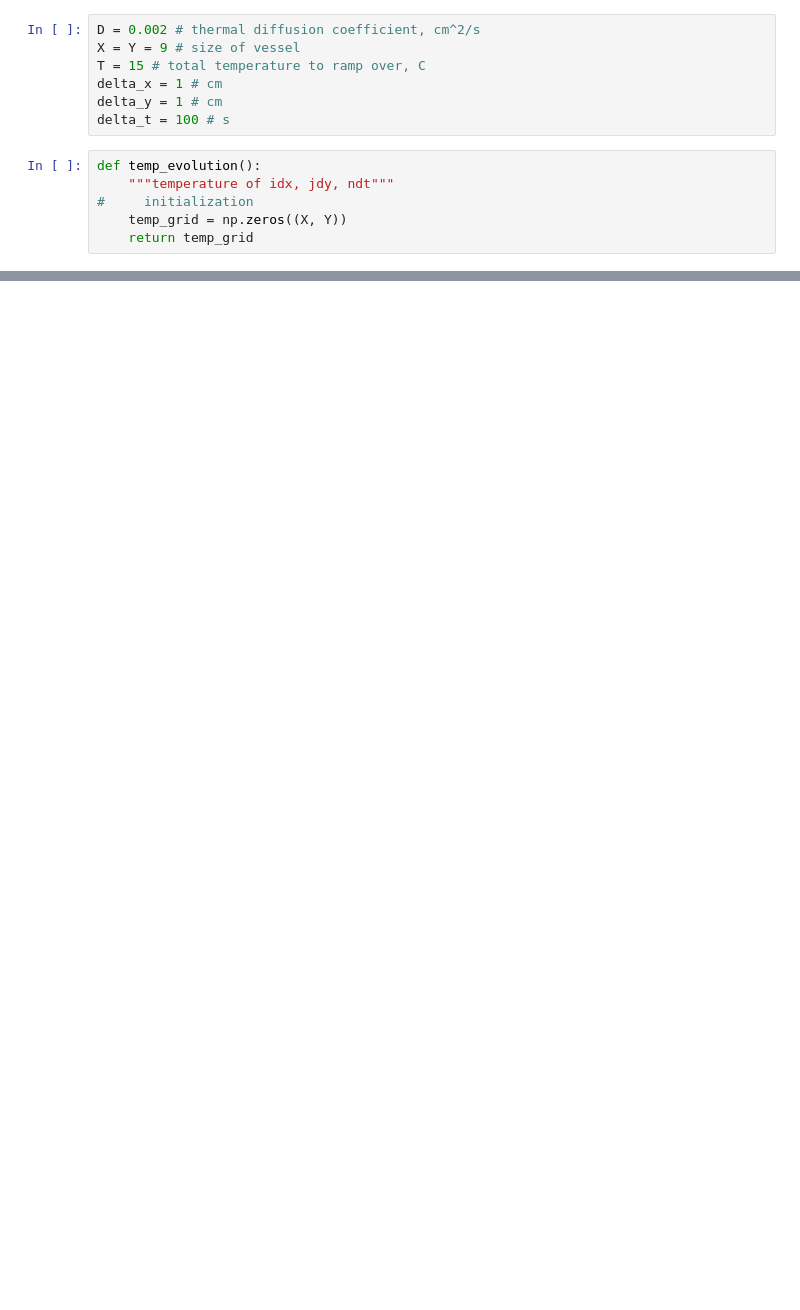
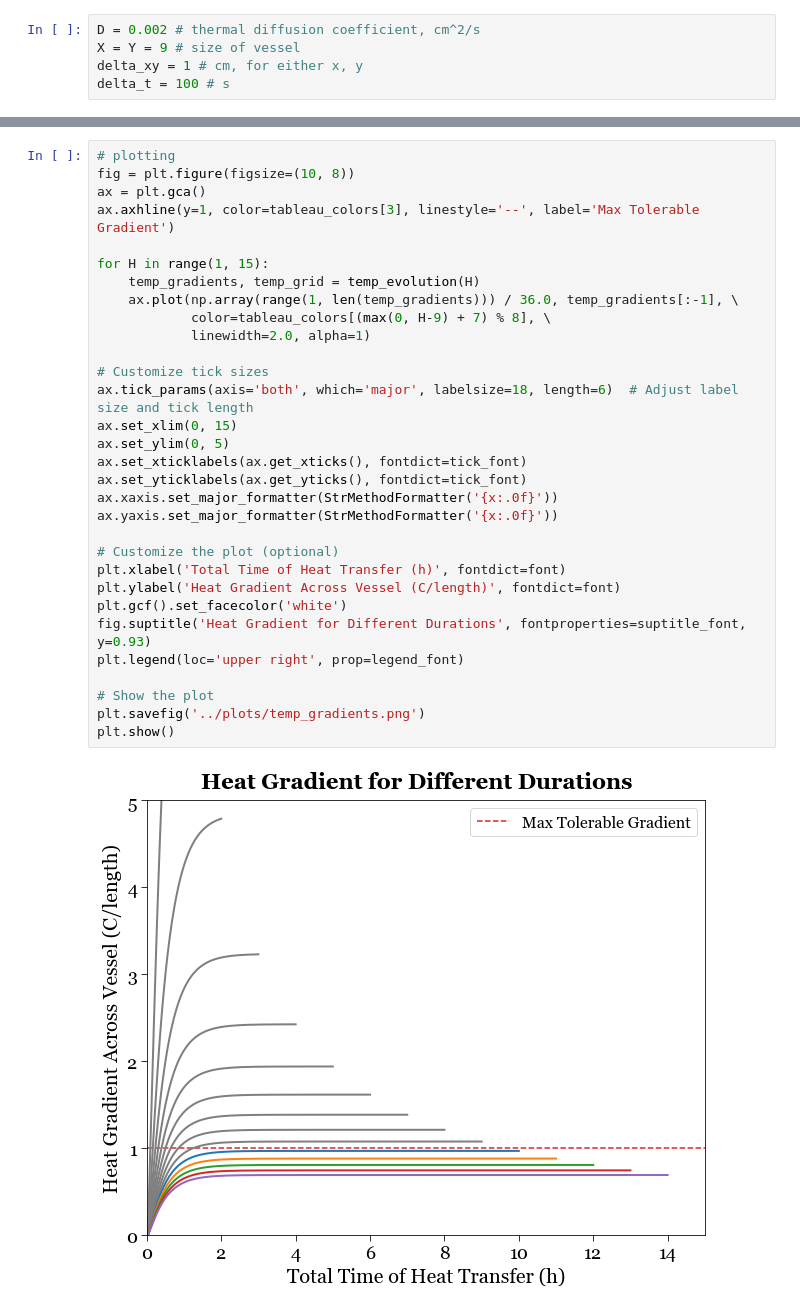
Before and after one commit to chew-in/computational_physics, a Jupyter notebook: 6_finite_element_analysis/code/heat_diffusion.ipynb, the cells around one changed output, grey strips where cells are left out. Drawn from its saved outputs; the diff is of its cells as text; blank space fills up the shorter version.

```diff
--- a/6_finite_element_analysis/code/heat_diffusion.ipynb
+++ b/6_finite_element_analysis/code/heat_diffusion.ipynb
@@ -13,13 +35,5 @@ from matplotlib.ticker import ScalarFormatter
 # %%
 D = 0.002 # thermal diffusion coefficient, cm^2/s
 X = Y = 9 # size of vessel
-T = 15 # total temperature to ramp over, C
-delta_x = 1 # cm
-delta_y = 1 # cm
+delta_xy = 1 # cm, for either x, y
 delta_t = 100 # s
-# %%
-def temp_evolution():
-    """temperature of idx, jdy, ndt"""
-#     initialization
-    temp_grid = np.zeros((X, Y))
-    return temp_grid
@@ -37,0 +71,33 @@ array([[0., 0., 0., 0., 0., 0., 0., 0., 0.],
+# %%
+# plotting
+fig = plt.figure(figsize=(10, 8))
+ax = plt.gca()
+ax.axhline(y=1, color=tableau_colors[3], linestyle='--', label='Max Tolerable Gradient')
+
+for H in range(1, 15):
+    temp_gradients, temp_grid = temp_evolution(H)
+    ax.plot(np.array(range(1, len(temp_gradients))) / 36.0, temp_gradients[:-1], \
+            color=tableau_colors[(max(0, H-9) + 7) % 8], \
+            linewidth=2.0, alpha=1)
+
+# Customize tick sizes
+ax.tick_params(axis='both', which='major', labelsize=18, length=6)  # Adjust label size and tick length
+ax.set_xlim(0, 15)
+ax.set_ylim(0, 5)
+ax.set_xticklabels(ax.get_xticks(), fontdict=tick_font)
+ax.set_yticklabels(ax.get_yticks(), fontdict=tick_font)
+ax.xaxis.set_major_formatter(StrMethodFormatter('{x:.0f}'))
+ax.yaxis.set_major_formatter(StrMethodFormatter('{x:.0f}'))
+
+# Customize the plot (optional)
+plt.xlabel('Total Time of Heat Transfer (h)', fontdict=font)
+plt.ylabel('Heat Gradient Across Vessel (C/length)', fontdict=font)
+plt.gcf().set_facecolor('white')
+fig.suptitle('Heat Gradient for Different Durations', fontproperties=suptitle_font, y=0.93)
+plt.legend(loc='upper right', prop=legend_font)
+
+# Show the plot
+plt.savefig('../plots/temp_gradients.png')
+plt.show()
+# %% [output]
+[figure, added]
```
Also changed, not shown: parts of 5 cells of this notebook, 6 other files.
